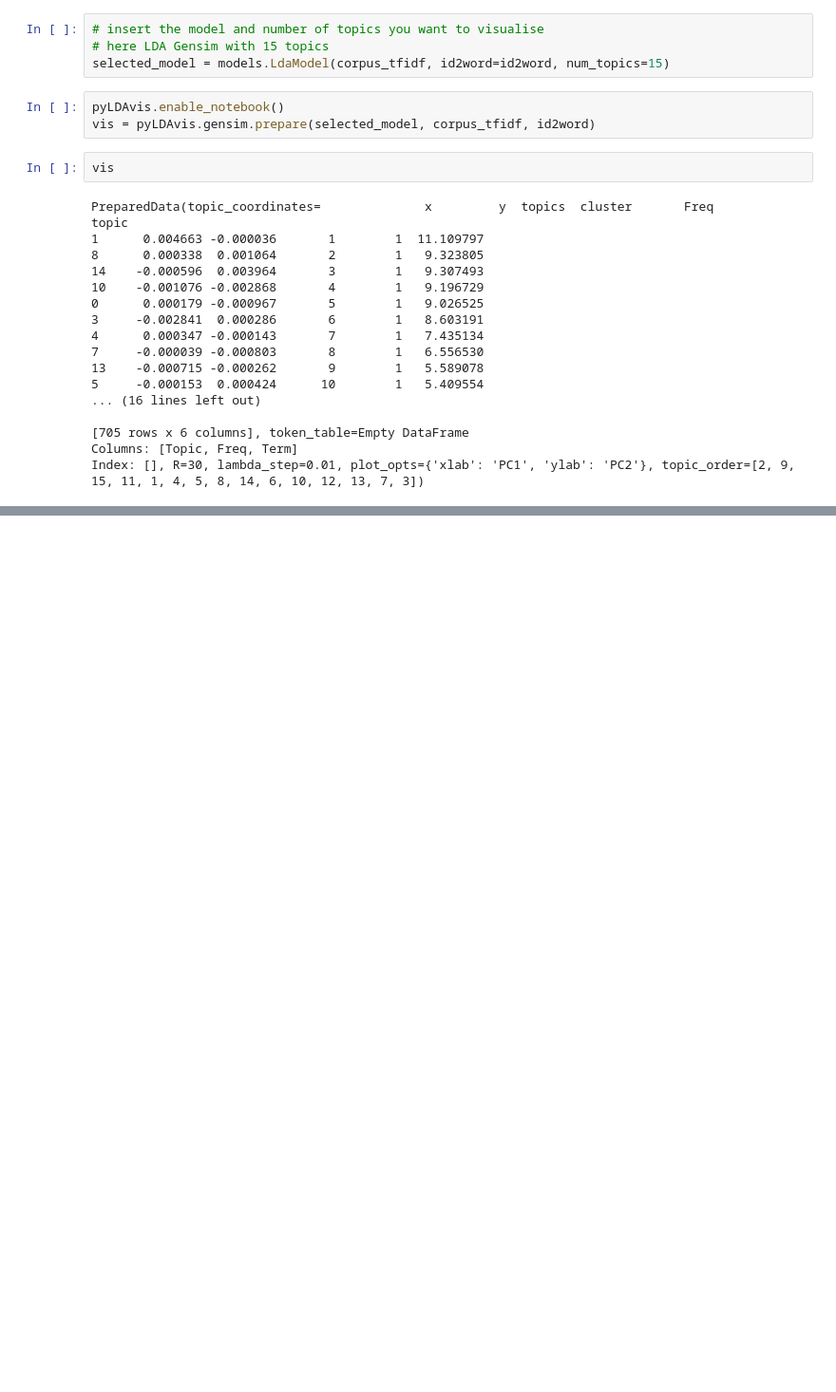
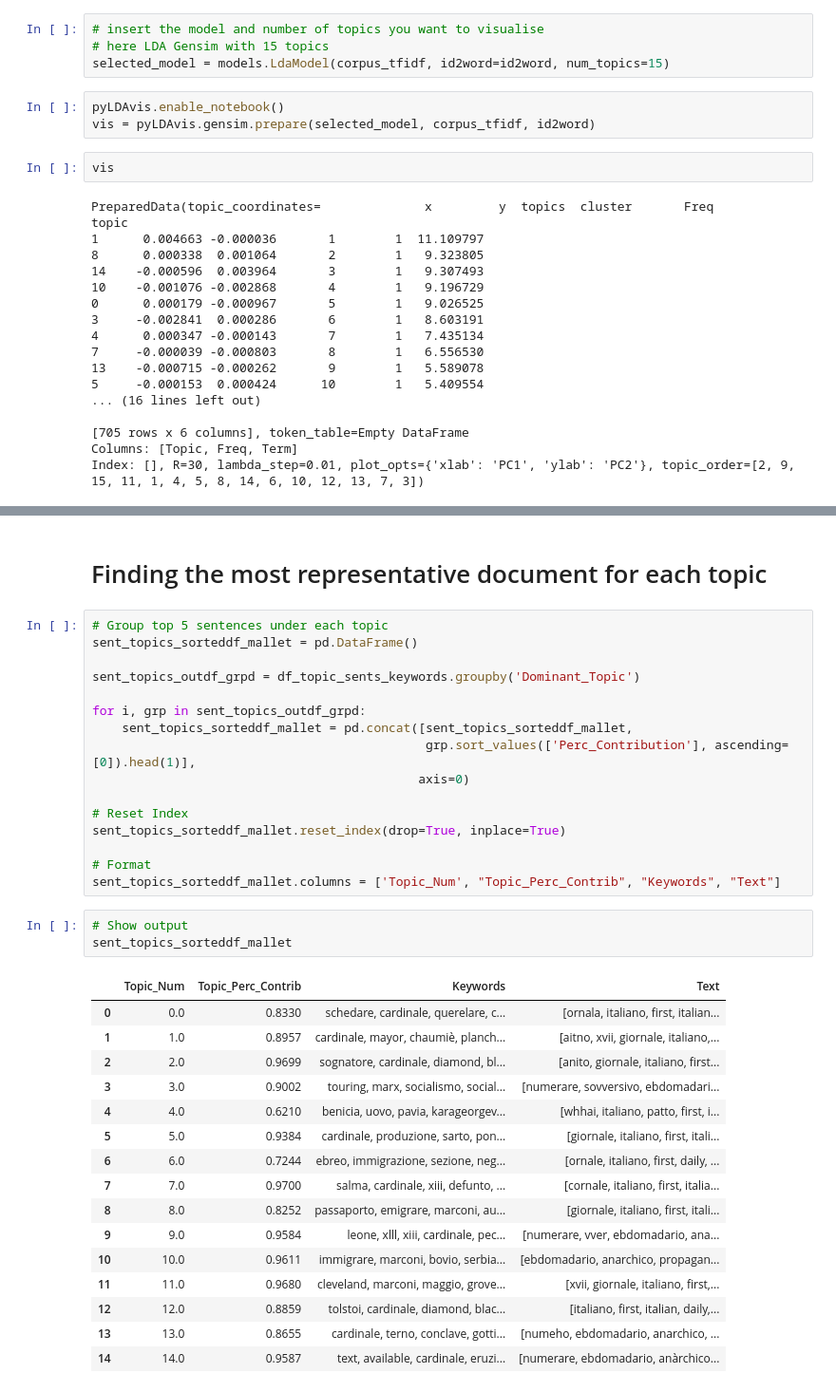
Before and after one commit to DHARPA-Project/TopicModelling-, a Jupyter notebook: topic_modelling_tfidf.ipynb, the cells around one changed output, grey strips where cells are left out. Shown at 95% size. Saved outputs shown, nothing was run; the diff lists cells and outputs as text; blank space fills up the shorter version.

Commit message:
added dominant topic & topic distribution

```diff
--- a/topic_modelling_tfidf.ipynb
+++ b/topic_modelling_tfidf.ipynb
@@ -604,0 +653,38 @@ Index: [], R=30, lambda_step=0.01, plot_opts={'xlab': 'PC1', 'ylab': 'PC2'}, top
+# %% [markdown]
+# Finding the most representative document for each topic
+# %%
+# Group top 5 sentences under each topic
+sent_topics_sorteddf_mallet = pd.DataFrame()
+
+sent_topics_outdf_grpd = df_topic_sents_keywords.groupby('Dominant_Topic')
+
+for i, grp in sent_topics_outdf_grpd:
+    sent_topics_sorteddf_mallet = pd.concat([sent_topics_sorteddf_mallet,
+                                             grp.sort_values(['Perc_Contribution'], ascending=[0]).head(1)],
+                                            axis=0)
+
+# Reset Index
+sent_topics_sorteddf_mallet.reset_index(drop=True, inplace=True)
+
+# Format
+sent_topics_sorteddf_mallet.columns = ['Topic_Num', "Topic_Perc_Contrib", "Keywords", "Text"]
+# %%
+# Show output
+sent_topics_sorteddf_mallet
+# %% [output]
+|  | Topic_Num | Topic_Perc_Contrib | Keywords | Text |
+| 0 | 0.0 | 0.8330 | schedare, cardinale, querelare, c... | [ornala, italiano, first, italian... |
+| 1 | 1.0 | 0.8957 | cardinale, mayor, chaumiè, planch... | [aitno, xvii, giornale, italiano,... |
+| 2 | 2.0 | 0.9699 | sognatore, cardinale, diamond, bl... | [anito, giornale, italiano, first... |
+| 3 | 3.0 | 0.9002 | touring, marx, socialismo, social... | [numerare, sovversivo, ebdomadari... |
+| 4 | 4.0 | 0.6210 | benicia, uovo, pavia, karageorgev... | [whhai, italiano, patto, first, i... |
+| 5 | 5.0 | 0.9384 | cardinale, produzione, sarto, pon... | [giornale, italiano, first, itali... |
+| 6 | 6.0 | 0.7244 | ebreo, immigrazione, sezione, neg... | [ornale, italiano, first, daily, ... |
+| 7 | 7.0 | 0.9700 | salma, cardinale, xiii, defunto, ... | [cornale, italiano, first, italia... |
+| 8 | 8.0 | 0.8252 | passaporto, emigrare, marconi, au... | [giornale, italiano, first, itali... |
+| 9 | 9.0 | 0.9584 | leone, xlll, xiii, cardinale, pec... | [numerare, vver, ebdomadario, ana... |
+| 10 | 10.0 | 0.9611 | immigrare, marconi, bovio, serbia... | [ebdomadario, anarchico, propagan... |
+| 11 | 11.0 | 0.9680 | cleveland, marconi, maggio, grove... | [xvii, giornale, italiano, first,... |
+| 12 | 12.0 | 0.8859 | tolstoi, cardinale, diamond, blac... | [italiano, first, italian, daily,... |
+| 13 | 13.0 | 0.8655 | cardinale, terno, conclave, gotti... | [numeho, ebdomadario, anarchico, ... |
+| 14 | 14.0 | 0.9587 | text, available, cardinale, eruzi... | [numerare, ebdomadario, anàrchico... |
```
Also changed, not shown: parts of 14 cells of this notebook.
